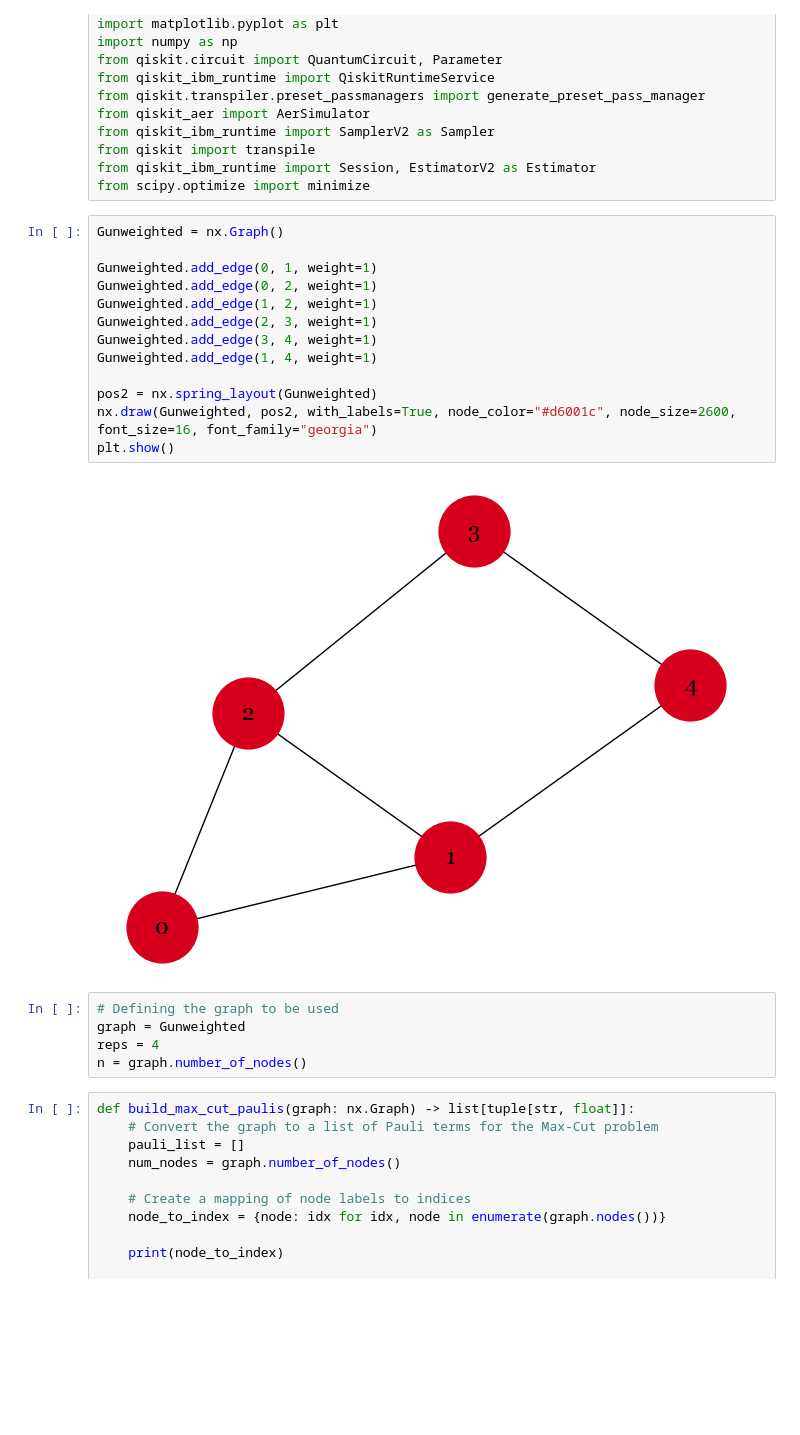
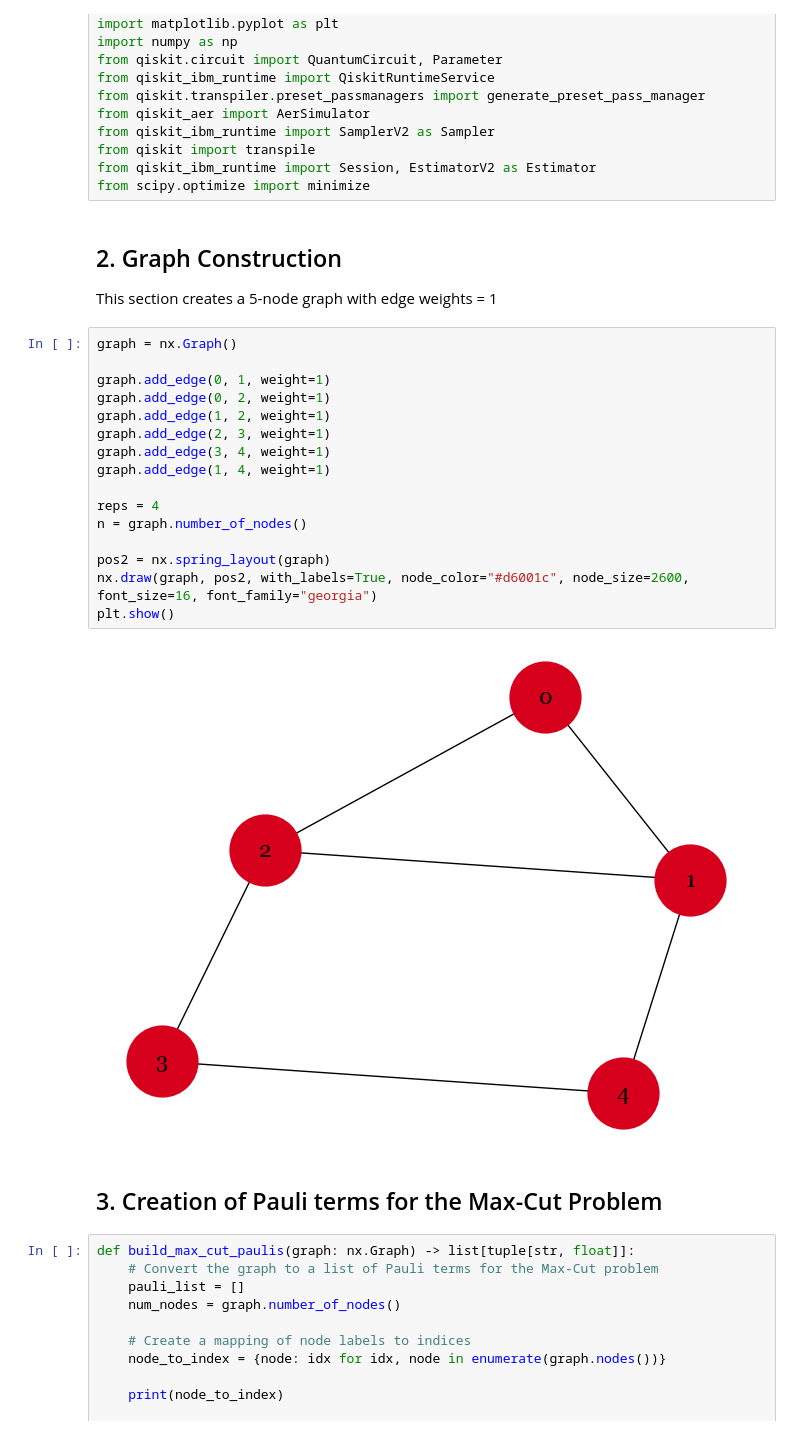
Before and after one commit to YangletLiu/CSCI4961_labs_projects, a Jupyter notebook: Modules/Algorithms/QAOA/main.ipynb, the cells around one changed output. Saved outputs shown, nothing was run; the diff lists cells and outputs as text; blank space fills up the shorter version.

```diff
--- a/Modules/Algorithms/QAOA/main.ipynb
+++ b/Modules/Algorithms/QAOA/main.ipynb
@@ -24,26 +128,33 @@ from qiskit_ibm_runtime import SamplerV2 as Sampler
 from qiskit import transpile
 from qiskit_ibm_runtime import Session, EstimatorV2 as Estimator
 from scipy.optimize import minimize
+# %% [markdown]
+<a id ='graphmake'></a>
+
+## 2. Graph Construction
+
+This section creates a 5-node graph with edge weights = 1
 # %%
-Gunweighted = nx.Graph()
+graph = nx.Graph()
 
-Gunweighted.add_edge(0, 1, weight=1)
-Gunweighted.add_edge(0, 2, weight=1)
-Gunweighted.add_edge(1, 2, weight=1)
-Gunweighted.add_edge(2, 3, weight=1)
-Gunweighted.add_edge(3, 4, weight=1)
-Gunweighted.add_edge(1, 4, weight=1)
+graph.add_edge(0, 1, weight=1)
+graph.add_edge(0, 2, weight=1)
+graph.add_edge(1, 2, weight=1)
+graph.add_edge(2, 3, weight=1)
+graph.add_edge(3, 4, weight=1)
+graph.add_edge(1, 4, weight=1)
 
-pos2 = nx.spring_layout(Gunweighted)
-nx.draw(Gunweighted, pos2, with_labels=True, node_color="#d6001c", node_size=2600, font_size=16, font_family="georgia")
+reps = 4
+n = graph.number_of_nodes()
+
+pos2 = nx.spring_layout(graph)
+nx.draw(graph, pos2, with_labels=True, node_color="#d6001c", node_size=2600, font_size=16, font_family="georgia")
 plt.show()
 # %% [output]
-[figure, old version]
+[figure, new version]
-# %%
-# Defining the graph to be used
-graph = Gunweighted
-reps = 4
-n = graph.number_of_nodes()
+# %% [markdown]
+<a id='pauli'></a>
+## 3. Creation of Pauli terms for the Max-Cut Problem
 # %%
 def build_max_cut_paulis(graph: nx.Graph) -> list[tuple[str, float]]:
     # Convert the graph to a list of Pauli terms for the Max-Cut problem
```
Also changed, not shown: parts of 17 cells of this notebook.
